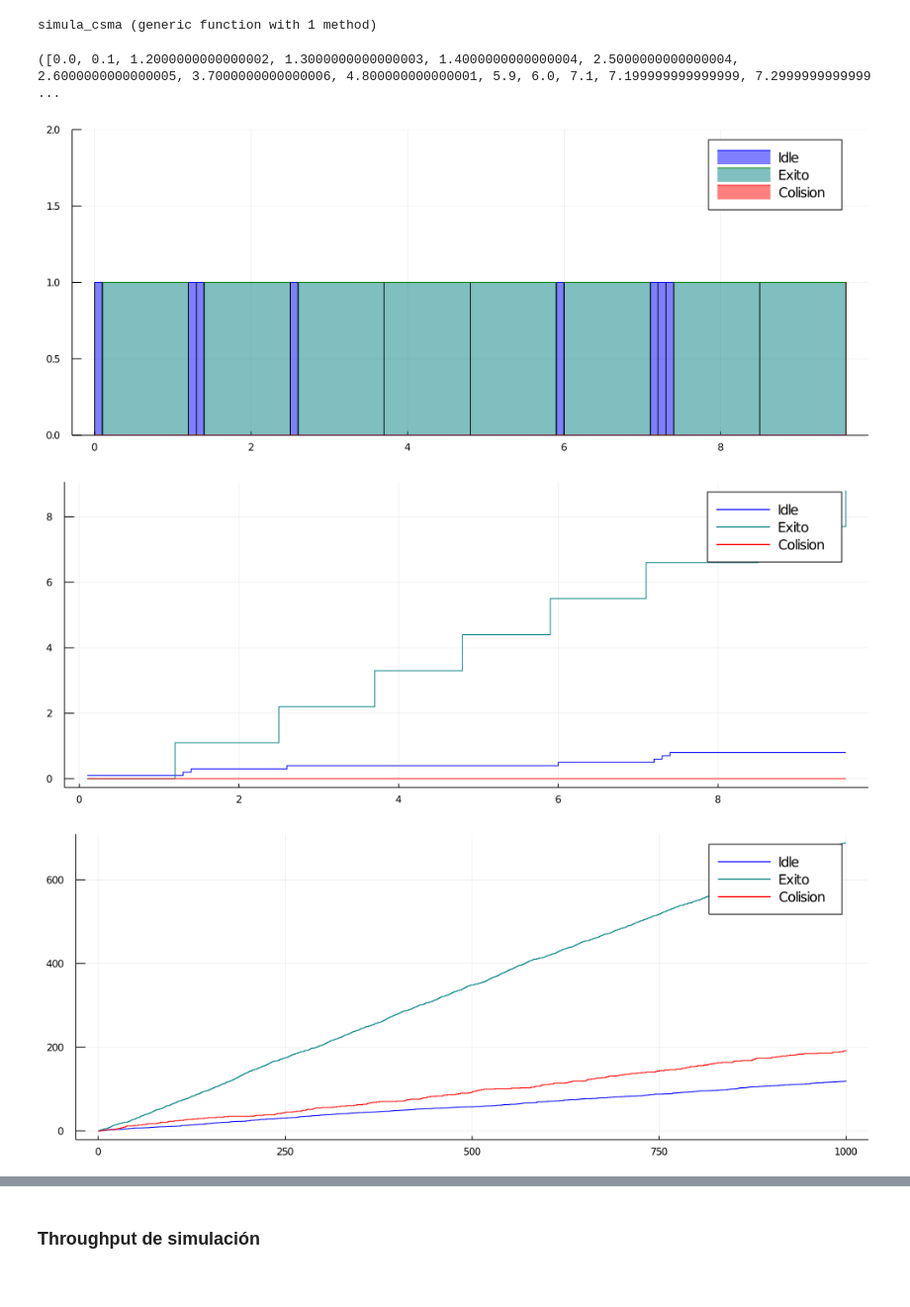
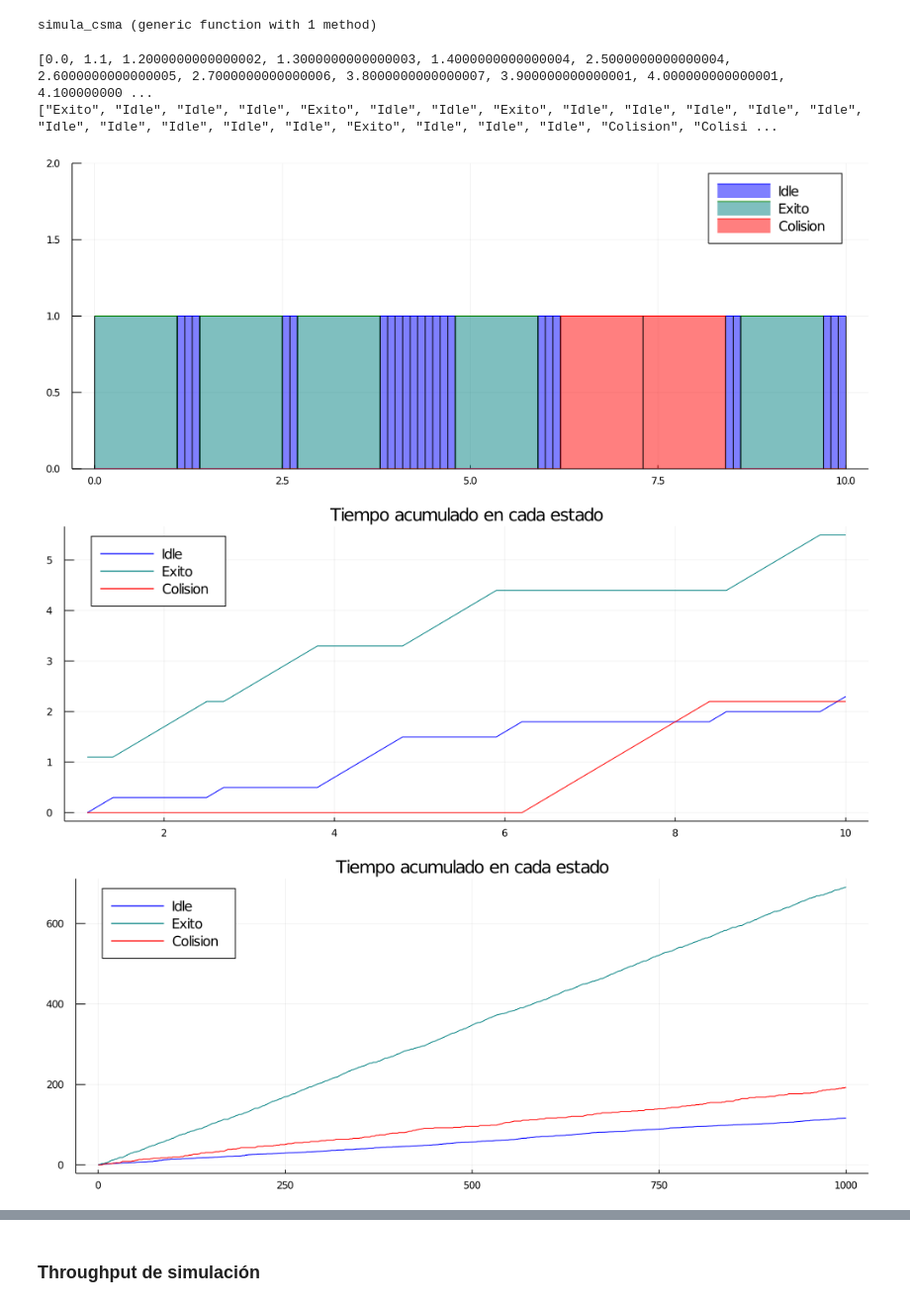
Before and after one commit to aferragu/analisisderedes, a Jupyter notebook: Control de acceso al medio II.ipynb, the cells around one changed output, grey strips where cells are left out. Shown at 99% size. Drawn from its saved outputs; the diff is of its cells as text; code cells hidden in the pictures.

```diff
--- a/Control de acceso al medio II.ipynb
+++ b/Control de acceso al medio II.ipynb
@@ -80,12 +80,12 @@ end
 # %% [output]
 csma_throughput (generic function with 1 method)
 # %%
-beta=0.1
+beta=.1
 p=0:0.001:1
 NN=[1,2,5,10,15,20]
 plt=plot()
 for N in NN
-    plot!(p,csma_throughput.(p,N,beta),,xlabel=L"p", ylabel=L"Thr",label=L"N=%$N")
+    plot!(p,csma_throughput.(p,N,beta),xlabel=L"p", ylabel=L"Thr",label=L"N=%$N")
 end
 plt
 # %% [output]
@@ -102,7 +102,7 @@ function max_throughput_csma(N,beta)
     return Thropt,p[i]
 end
 
-beta=0.1
+beta=0.01
 NN=1:20
 out = max_throughput_csma.(NN,beta)
 Thr = [x[1] for x in out]
@@ -141,7 +141,6 @@ function simula_csma(p,N,beta,Tfinal)
     t = 0.0
     T = Float64[]
     X = String[];
-    k=1
 
     d=Binomial(N,p)
 
@@ -153,7 +152,7 @@ function simula_csma(p,N,beta,Tfinal)
         if aux == 0
             push!(X,"Idle")
             t = t+beta
-        elseif aux==1
+        elseif aux == 1
             push!(X,"Exito")
             t = t+1+beta
         else
@@ -161,7 +160,6 @@ function simula_csma(p,N,beta,Tfinal)
             t = t+1+beta
         end
 
-
     end
 
     return T,X
@@ -175,26 +173,29 @@ beta=0.1
 Tfinal=10
 
 T,X = simula_csma(p,N,beta,Tfinal)
+println(T)
+println(X)
 # %% [output]
-([0.0, 0.1, 1.2000000000000002, 1.3000000000000003, 1.4000000000000004, 2.5000000000000004, 2.6000000000000005, 3.7000000000000006, 4.800000000000001, 5.9, 6.0, 7.1, 7.199999999999999, 7.2999999999999 ...
+[0.0, 1.1, 1.2000000000000002, 1.3000000000000003, 1.4000000000000004, 2.5000000000000004, 2.6000000000000005, 2.7000000000000006, 3.8000000000000007, 3.900000000000001, 4.000000000000001, 4.100000000 ...
+["Exito", "Idle", "Idle", "Idle", "Exito", "Idle", "Idle", "Exito", "Idle", "Idle", "Idle", "Idle", "Idle", "Idle", "Idle", "Idle", "Idle", "Idle", "Exito", "Idle", "Idle", "Idle", "Colision", "Colisi ...
 # %%
 plot(T,X.=="Idle",lt=:steppost, fill=(0,:blue), color=:blue, fillalpha=0.5, label="Idle", ylim=(0,2))
 plot!(T,X.=="Exito",lt=:steppost, fill=(0,:teal), color=:green, fillalpha=0.5, label="Exito")
 plot!(T,X.=="Colision",lt=:steppost, fill=(0,:red), color=:red, fillalpha=0.5, label="Colision")
 plot!(T,ones(size(T)), lt=:stem, color=:black, label=:none)
 # %% [output]
-[figure, old version]
+[figure, new version]
 # %%
 ##Calculamos el tiempo acumulado que efectivamente pasamos en cada estado.
 acumI=cumsum((X[1:end-1].=="Idle").*diff(T))
 acumE=cumsum((X[1:end-1].=="Exito").*diff(T))
 acumC=cumsum((X[1:end-1].=="Colision").*diff(T))
 
-plot(T[2:end],acumI,lt=:steppost, color=:blue, label="Idle")
-plot!(T[2:end],acumE,lt=:steppost, color=:teal, label="Exito")
-plot!(T[2:end],acumC,lt=:steppost, color=:red, label="Colision")
+plot(T[2:end],acumI, color=:blue, label="Idle",legend=:topleft, title="Tiempo acumulado en cada estado")
+plot!(T[2:end],acumE, color=:teal, label="Exito")
+plot!(T[2:end],acumC, color=:red, label="Colision")
 # %% [output]
-[figure, old version]
+[figure, new version]
 # %%
 N=10
 p=0.05
@@ -207,8 +208,8 @@ acumI=cumsum((X[1:end-1].=="Idle").*diff(T))
 acumE=cumsum((X[1:end-1].=="Exito").*diff(T))
 acumC=cumsum((X[1:end-1].=="Colision").*diff(T))
 
-plot(T[2:end],acumI,lt=:steppost, color=:blue, label="Idle")
-plot!(T[2:end],acumE,lt=:steppost, color=:teal, label="Exito")
-plot!(T[2:end],acumC,lt=:steppost, color=:red, label="Colision")
+plot(T[2:end],acumI, color=:blue, label="Idle", legend=:topleft, title="Tiempo acumulado en cada estado")
+plot!(T[2:end],acumE, color=:teal, label="Exito")
+plot!(T[2:end],acumC, color=:red, label="Colision")
 # %% [output]
-[figure, old version]
+[figure, new version]
```
Also changed, not shown: parts of 13 cells of this notebook, 2 other files.
